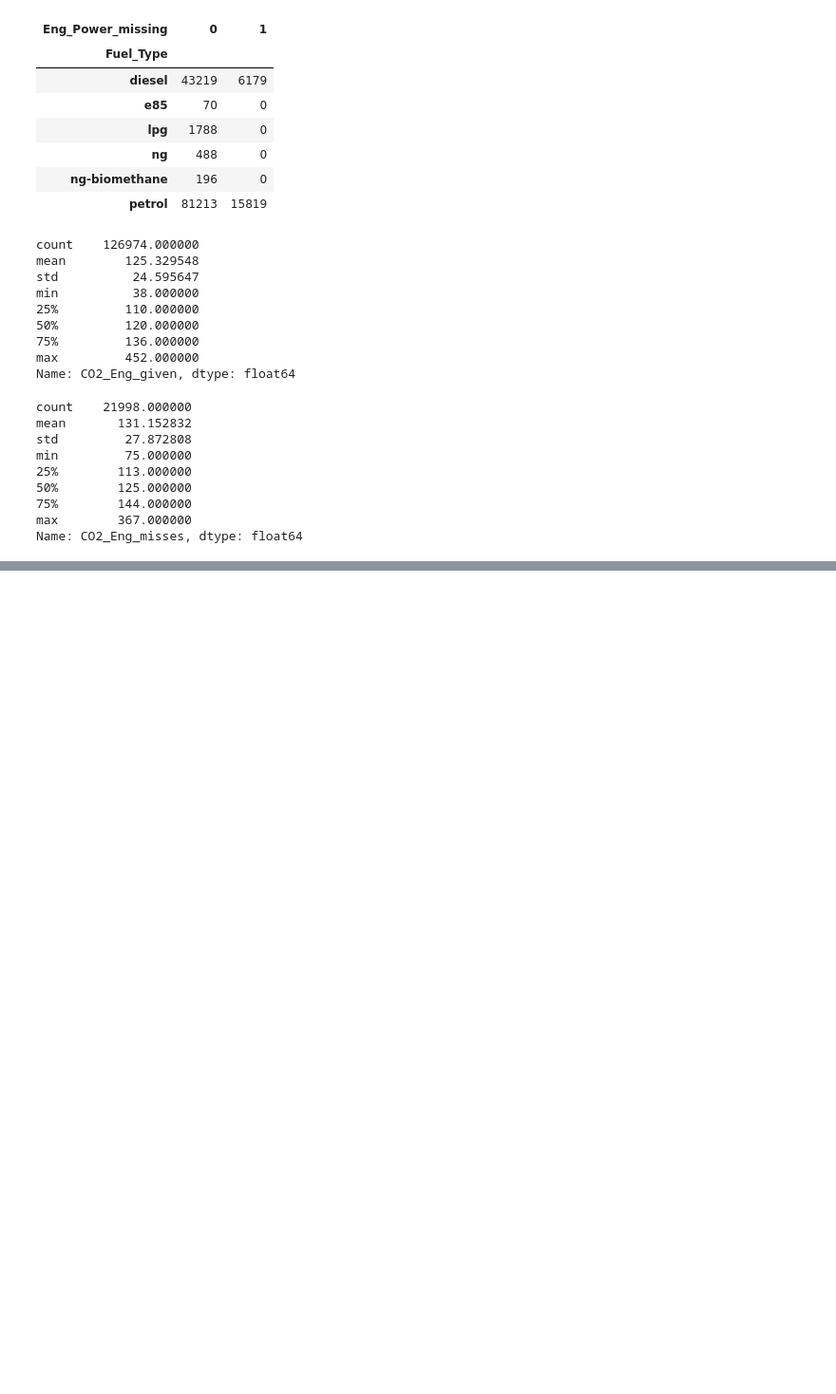
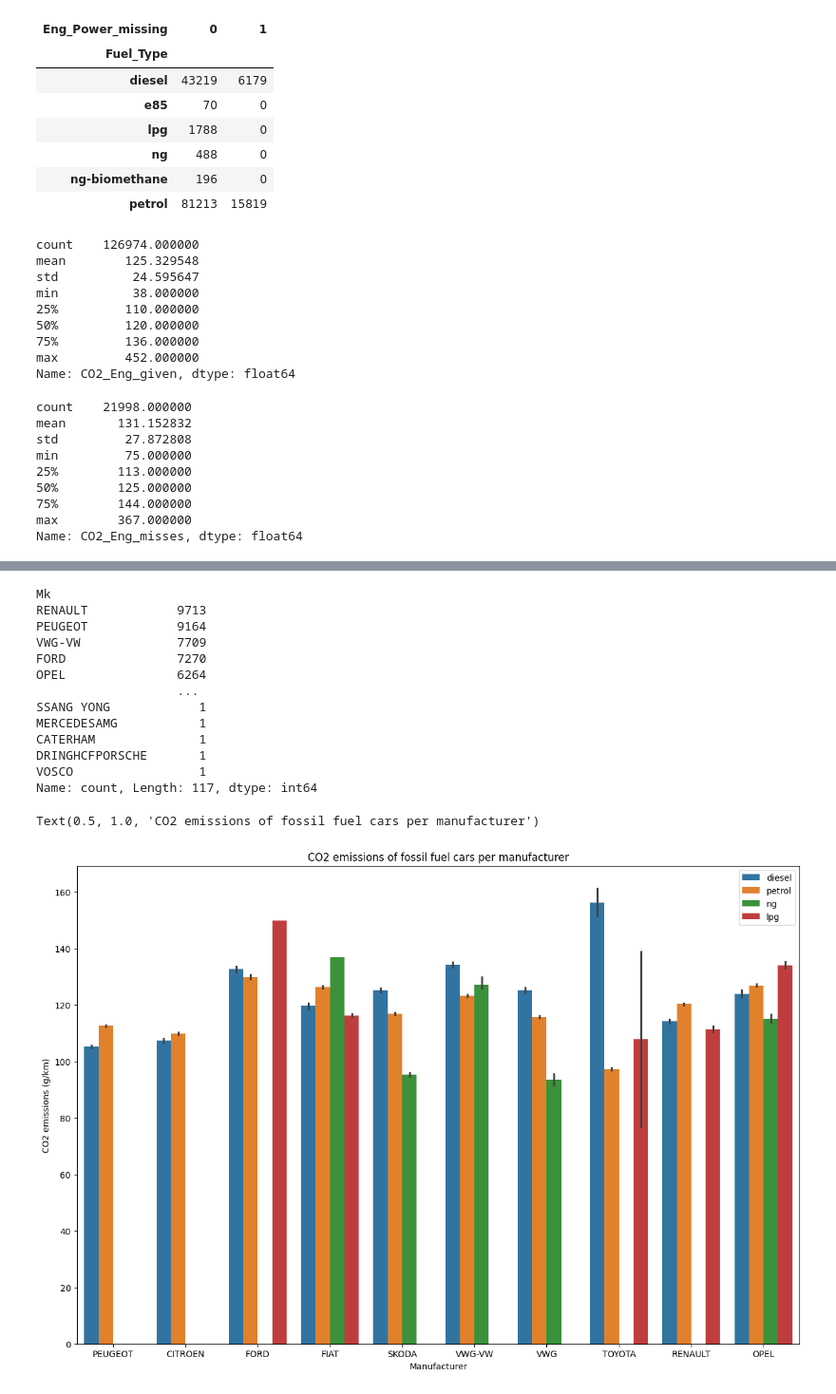
Before and after one commit to PinelopiM/ProjectCO2, a Jupyter notebook: CO2_data preprocessing.ipynb, the cells around one changed output, grey strips where cells are left out. Shown at 95% size. Drawn from its saved outputs; the diff is of its cells as text; code cells hidden in the pictures; blank space fills up the shorter version.

```diff
--- a/CO2_data preprocessing.ipynb
+++ b/CO2_data preprocessing.ipynb
@@ -961,0 +574,39 @@ plt.ylabel('Eigenvalues');
+# %%
+#To check emmisions for the 15 most present manufacturers for non electric cars
+
+#Select most present fuel types, according to previous analysis
+df19_plot_fossil=df[(df["Fuel_type"] == "diesel") | (df["Fuel_type"] == "petrol") |(df["Fuel_type"] == "lpg") | (df["Fuel_type"] == "ng")]
+
+#Select the 10 most present manufacturers
+print(df["Manufacturer"].value_counts()) #Display frequencies of modalities
+
+value_counts = df19_plot_fossil["Manufacturer"].value_counts()
+most_frequent_Mk = value_counts.nlargest(10).index
+for_graph_Mk = df19_plot_fossil[df19_plot_fossil["Manufacturer"].isin(most_frequent_Mk)]
+
+for_graph_Mk.head()
+
+#Plot
+plt.figure(figsize= (15,10))
+sns.barplot(x="Manufacturer", y="CO2_Eng_given", hue= "Fuel_type", data=for_graph_Mk)
+#plt.xlim(0, 5500)
+plt.legend(loc='upper right')
+plt.xlabel('Manufacturer')
+plt.ylabel('CO2 emissions (g/km)')
+plt.title("CO2 emissions of fossil fuel cars per manufacturer")
+# %% [output]
+Mk
+RENAULT            9713
+PEUGEOT            9164
+VWG-VW             7709
+FORD               7270
+OPEL               6264
+                   ...
+SSANG YONG            1
+MERCEDESAMG           1
+CATERHAM              1
+DRINGHCFPORSCHE       1
+VOSCO                 1
+Name: count, Length: 117, dtype: int64
+Text(0.5, 1.0, 'CO2 emissions of fossil fuel cars per manufacturer')
+[figure, added]
```
Also changed, not shown: parts of 57 cells of this notebook, 13 other files.
